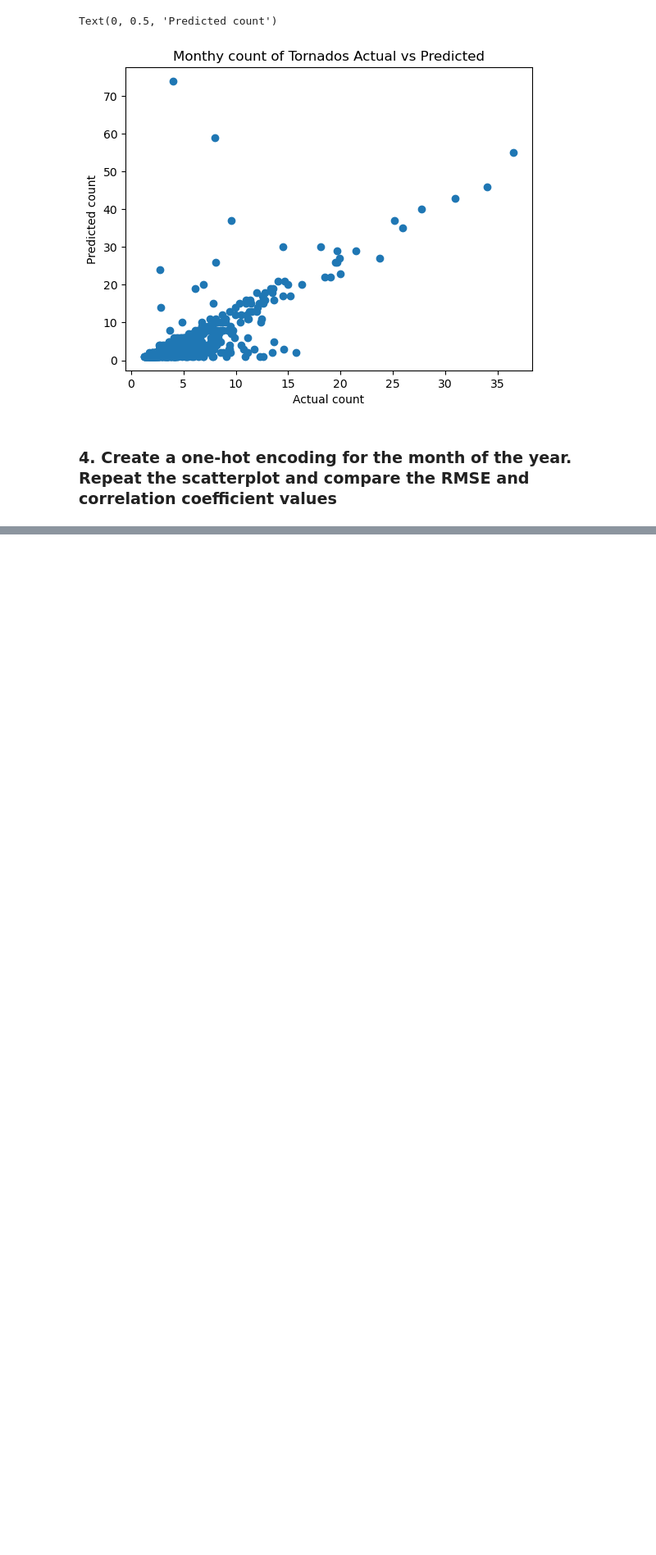
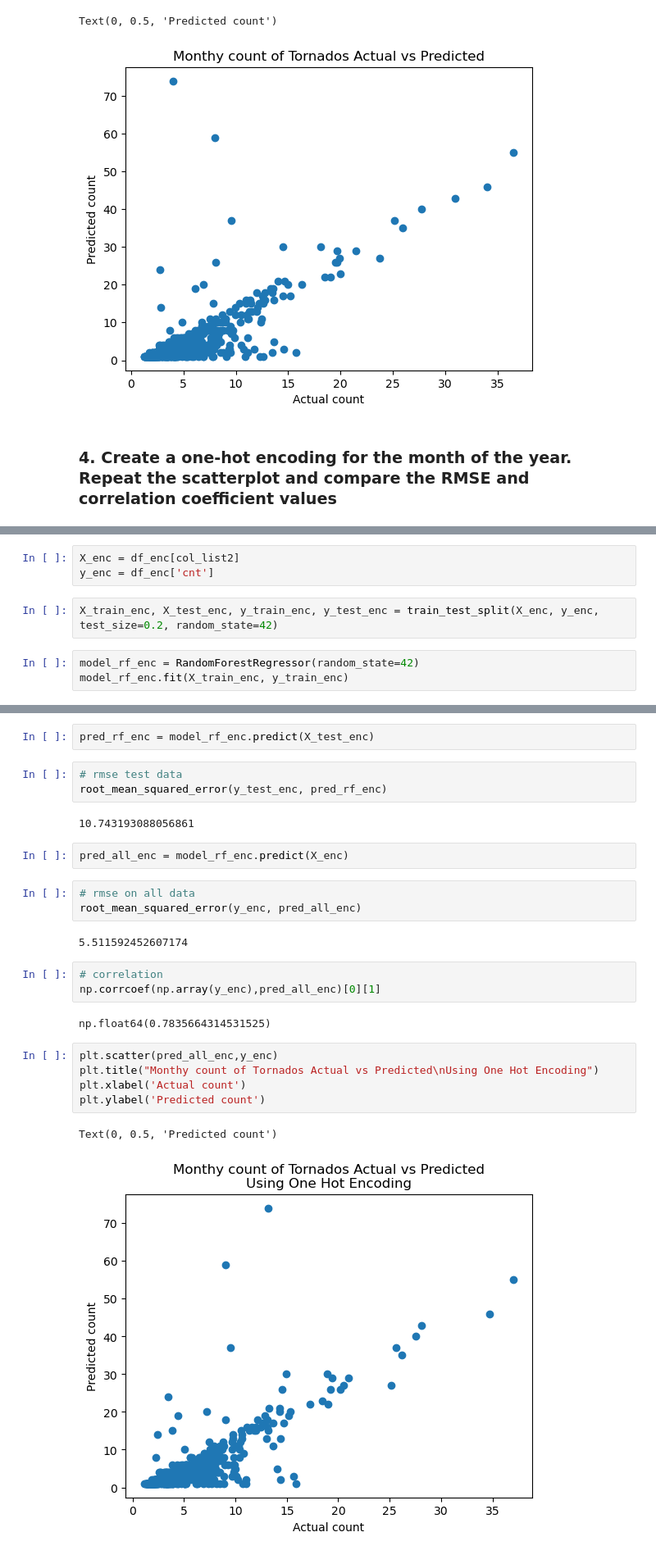
Before and after one commit to swnesbitt/ATMS-523-Module-6, a Jupyter notebook: trierweiler_hw.ipynb, the cells around one changed output, grey strips where cells are left out. Shown at 82% size. Cells and saved outputs as stored; diff of their text form; blank space fills up the shorter version.

```diff
--- a/trierweiler_hw.ipynb
+++ b/trierweiler_hw.ipynb
@@ -130,0 +152,8 @@ Text(0, 0.5, 'Predicted count')
+# %%
+X_enc = df_enc[col_list2]
+y_enc = df_enc['cnt']
+# %%
+X_train_enc, X_test_enc, y_train_enc, y_test_enc = train_test_split(X_enc, y_enc, test_size=0.2, random_state=42)
+# %%
+model_rf_enc = RandomForestRegressor(random_state=42)
+model_rf_enc.fit(X_train_enc, y_train_enc)
@@ -130,0 +162,27 @@ Text(0, 0.5, 'Predicted count')
+# %%
+pred_rf_enc = model_rf_enc.predict(X_test_enc)
+# %%
+# rmse test data
+root_mean_squared_error(y_test_enc, pred_rf_enc)
+# %% [output]
+10.743193088056861
+# %%
+pred_all_enc = model_rf_enc.predict(X_enc)
+# %%
+# rmse on all data
+root_mean_squared_error(y_enc, pred_all_enc)
+# %% [output]
+5.511592452607174
+# %%
+# correlation
+np.corrcoef(np.array(y_enc),pred_all_enc)[0][1]
+# %% [output]
+np.float64(0.7835664314531525)
+# %%
+plt.scatter(pred_all_enc,y_enc)
+plt.title("Monthy count of Tornados Actual vs Predicted\nUsing One Hot Encoding")
+plt.xlabel('Actual count')
+plt.ylabel('Predicted count')
+# %% [output]
+Text(0, 0.5, 'Predicted count')
+[figure, added]
```
Also changed, not shown: parts of 22 cells of this notebook.
